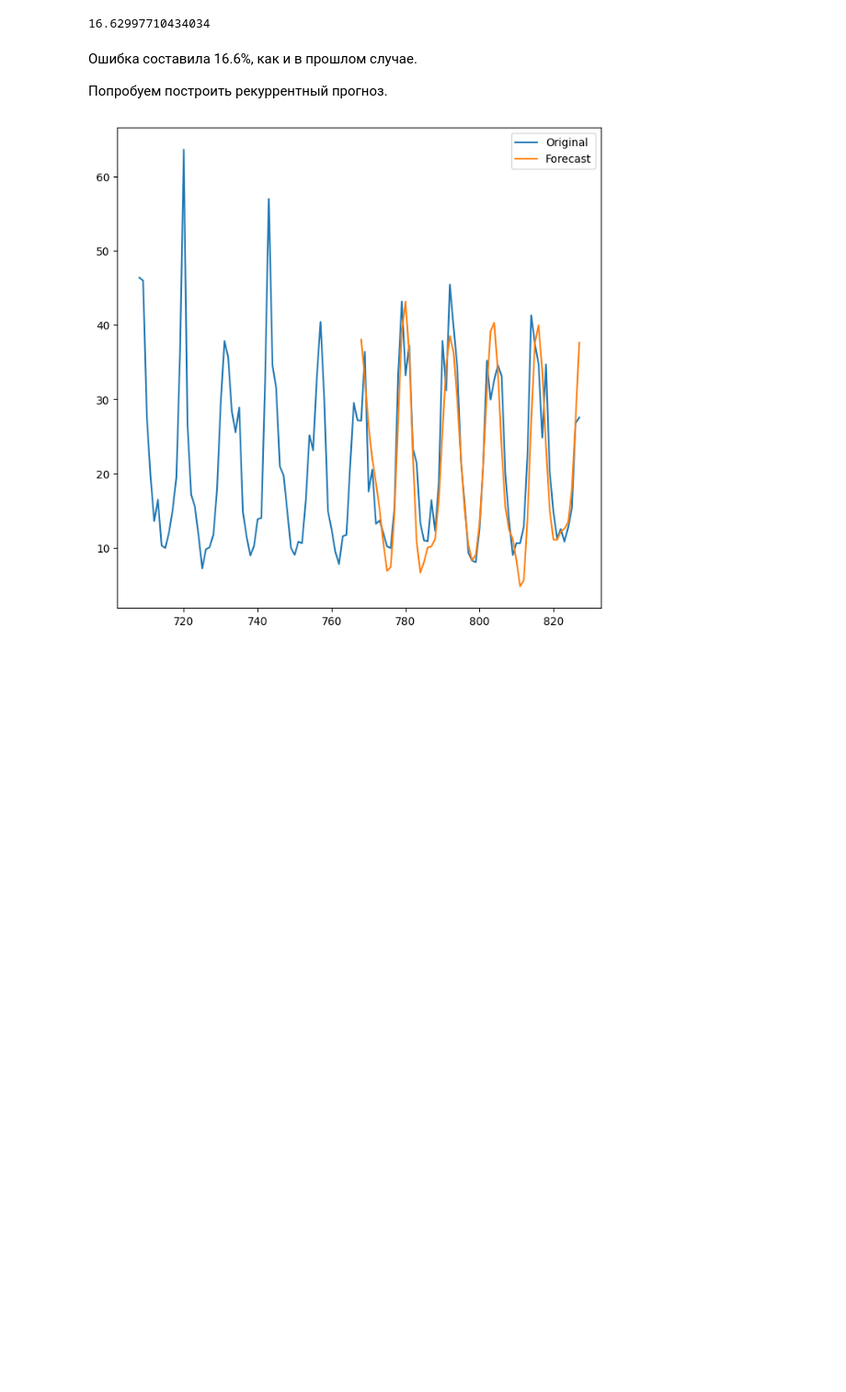
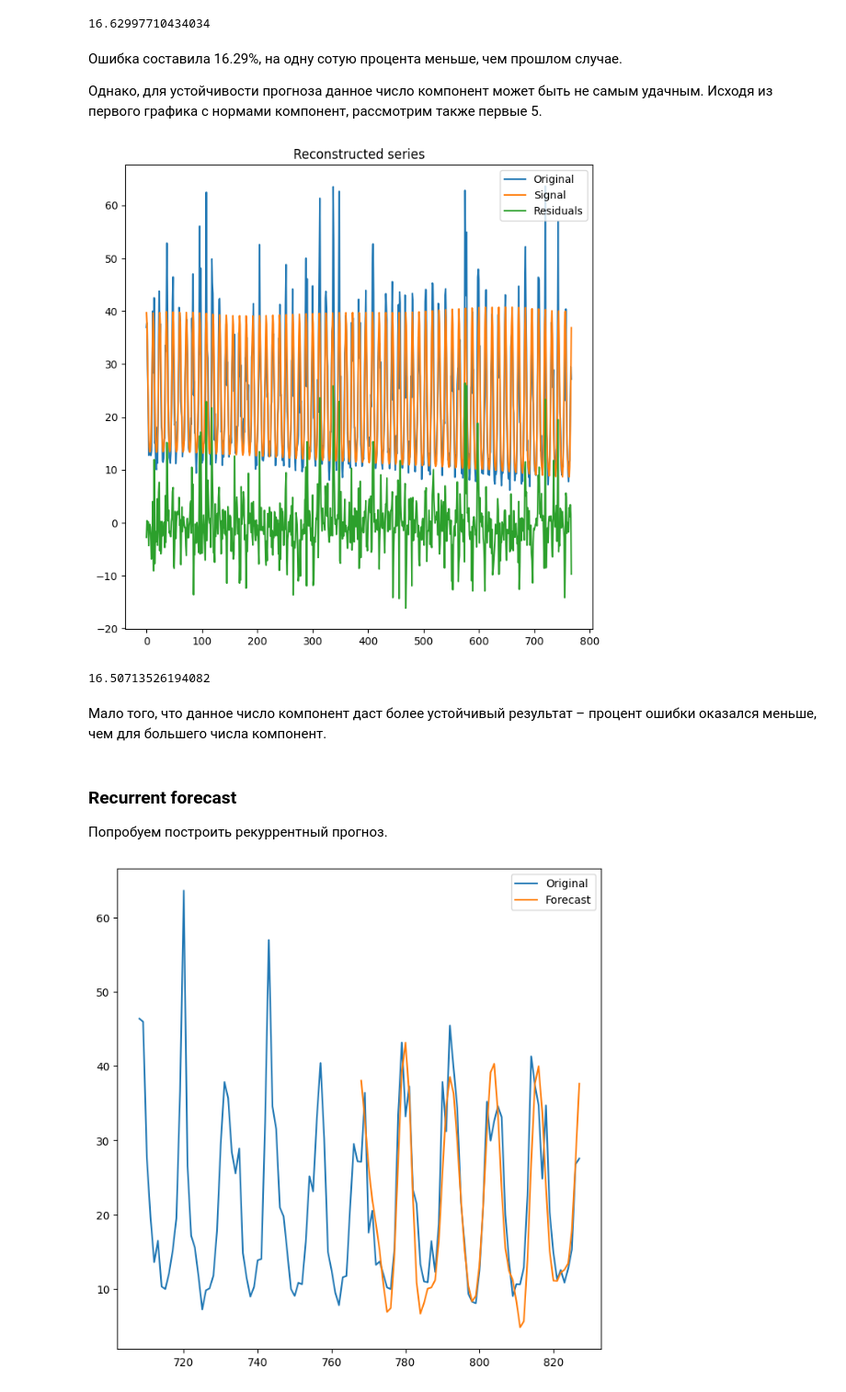
Before and after one commit to Fleyderer/pyrssa, a Jupyter notebook: examples/weather/Weather.ipynb, the cells around one changed output. Shown at 92% size. Cells and saved outputs as stored; diff of their text form; code cells hidden in the pictures; blank space fills up the shorter version.

```diff
--- a/examples/weather/Weather.ipynb
+++ b/examples/weather/Weather.ipynb
@@ -122,13 +142,28 @@ prs.plot(ts_rec, superpose=True)
 [figure]
 # %%
 ts_mspe = 100 * np.mean( np.sqrt(( (ts_recent - ts_rec.Signal) / ts )**2))
+ssa_results['Basic'] = {'Reconstruct_14': ts_mspe}
 print(ts_mspe)
 # %% [output]
 16.62997710434034
 # %% [markdown]
-Ошибка составила 16.6%, как и в прошлом случае.
+Ошибка составила 16.29%, на одну сотую процента меньше, чем прошлом случае.
 
-Попробуем построить рекуррентный прогноз.
+Однако, для устойчивости прогноза данное число компонент может быть не самым удачным. Исходя из первого графика с нормами компонент, рассмотрим также первые 5.
+# %%
+ts_rec = prs.reconstruct(ts_ssa, groups={"Signal": range(1, 6)})
+prs.plot(ts_rec, superpose=True)
+ts_mspe = 100 * np.mean( np.sqrt(( (ts_recent - ts_rec.Signal) / ts )**2))
+ssa_results['Basic']['Reconstruct_5'] = ts_mspe
+print(ts_mspe)
+# %% [output]
+[figure, added]
+16.50713526194082
+# %% [markdown]
+Мало того, что данное число компонент даст более устойчивый результат – процент ошибки оказался меньше, чем для большего числа компонент.
+# %% [markdown]
+### Recurrent forecast
+Попробуем построить рекуррентный прогноз.
 # %%
 for_length = 12 * 5
 ts_rfor = prs.rforecast(ts_ssa, groups={"Signal": range(1, 14)}, length=for_length)
```
Also changed, not shown: parts of 44 cells of this notebook, 2 other files.
